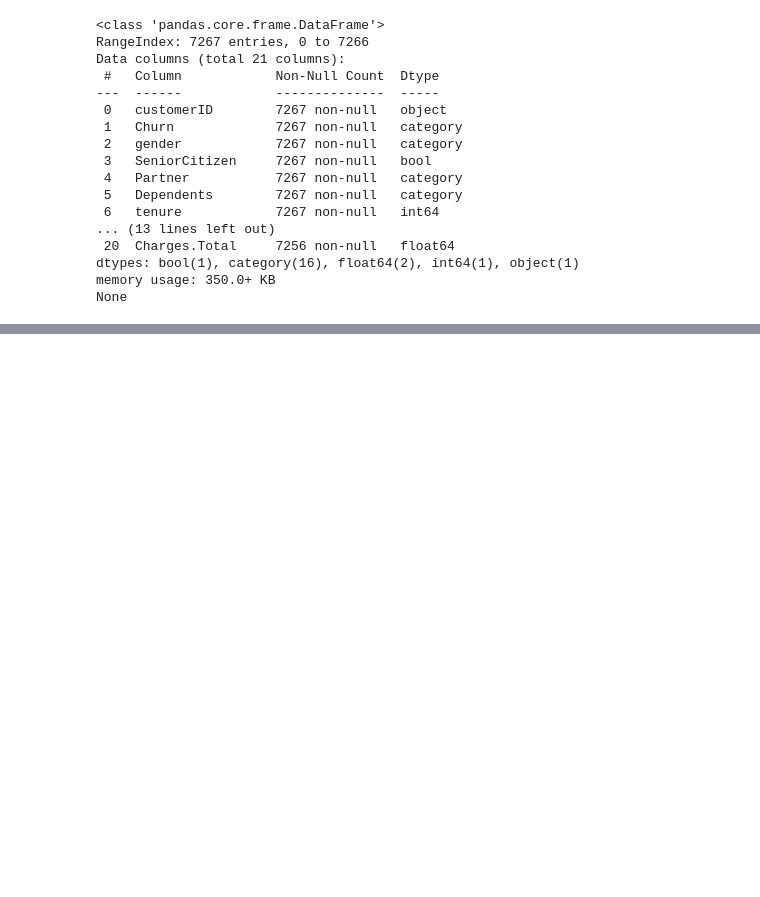
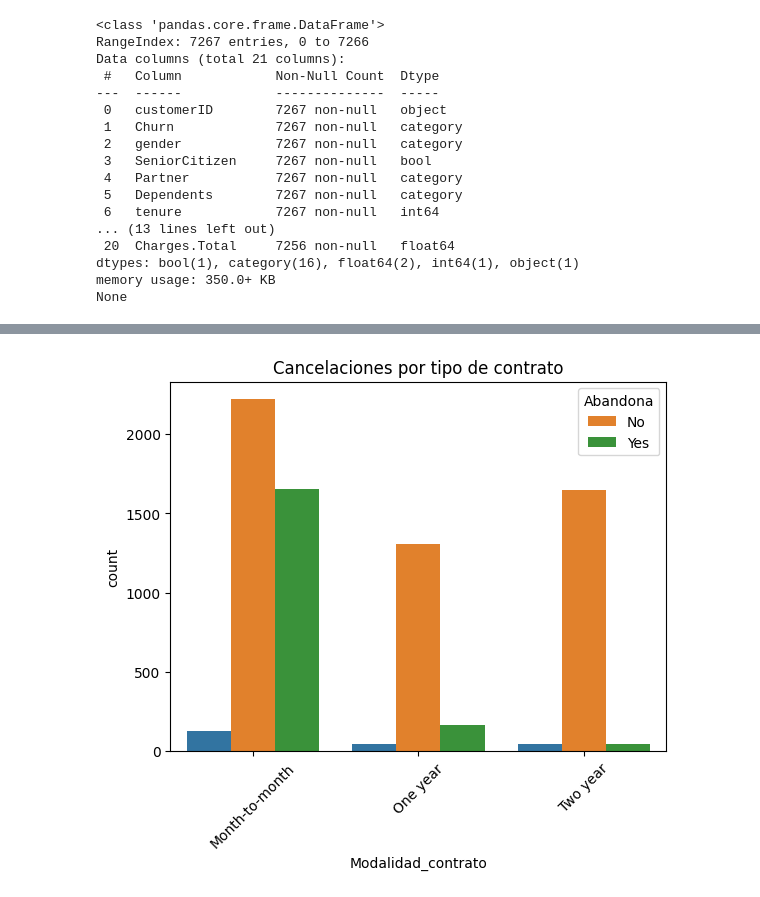
Before and after one commit to Maucho6340/Telecom_X_LATAM, a Jupyter notebook: Challenge_CHRUN_COLAB.ipynb, the cells around one changed output, grey strips where cells are left out. Saved outputs shown, nothing was run; the diff lists cells and outputs as text; code cells hidden in the pictures; blank space fills up the shorter version.

```diff
--- a/Challenge_CHRUN_COLAB.ipynb
+++ b/Challenge_CHRUN_COLAB.ipynb
@@ -157,0 +186,8 @@ df_final.head()
+# %%
+# Cancelaciones según tipo de contrato
+sns.countplot(data=df_final, x='Modalidad_contrato', hue='Abandona')
+plt.title("Cancelaciones por tipo de contrato")
+plt.xticks(rotation=45)
+plt.show()
+# %% [output]
+[figure, added]
```
Also changed, not shown: parts of 4 cells of this notebook.
